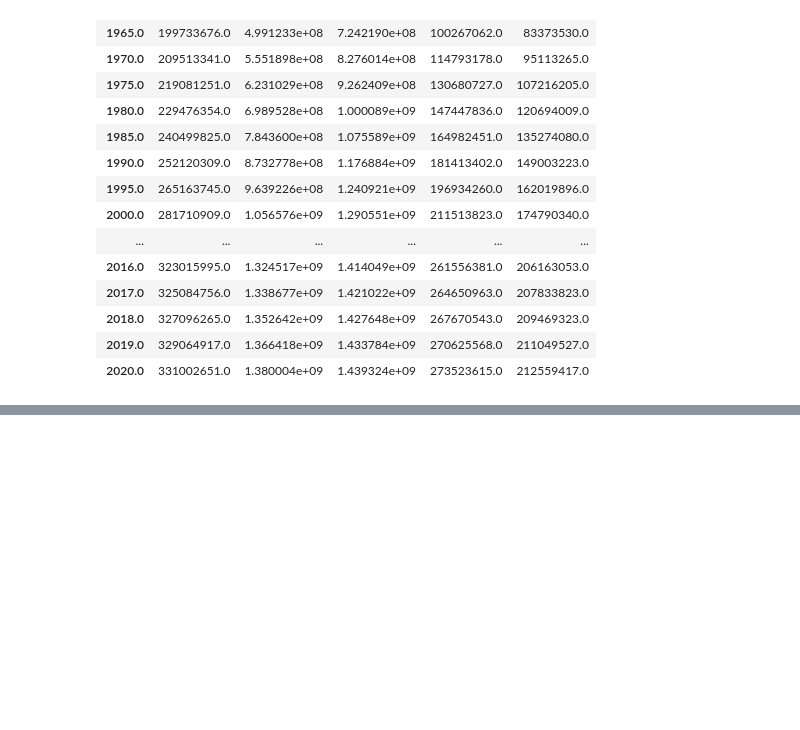
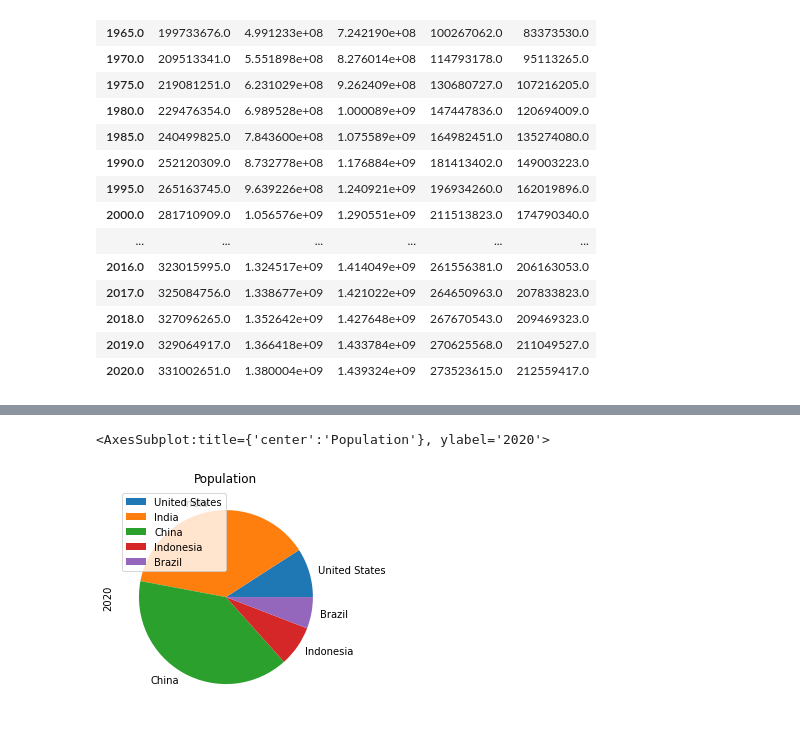
Before and after one commit to fede3mmanuel/DataAnalysis, a Jupyter notebook: Example.ipynb, the cells around one changed output, grey strips where cells are left out. Cells and saved outputs as stored; diff of their text form; code cells hidden in the pictures; blank space fills up the shorter version.

```diff
--- a/Example.ipynb
+++ b/Example.ipynb
@@ -121,0 +127,10 @@ df_pivot_sample =
+# %%
+# Changing the column name
+
+df_pivot_2020.rename(columns={2020: '2020'}, inplace = True)
+# %%
+#Making the plot
+df_pivot_2020.plot(kind='pie', y= '2020', title='Population')
+# %% [output]
+<AxesSubplot:title={'center':'Population'}, ylabel='2020'>
+[figure, added]
```
Also changed, not shown: parts of 2 cells of this notebook.
